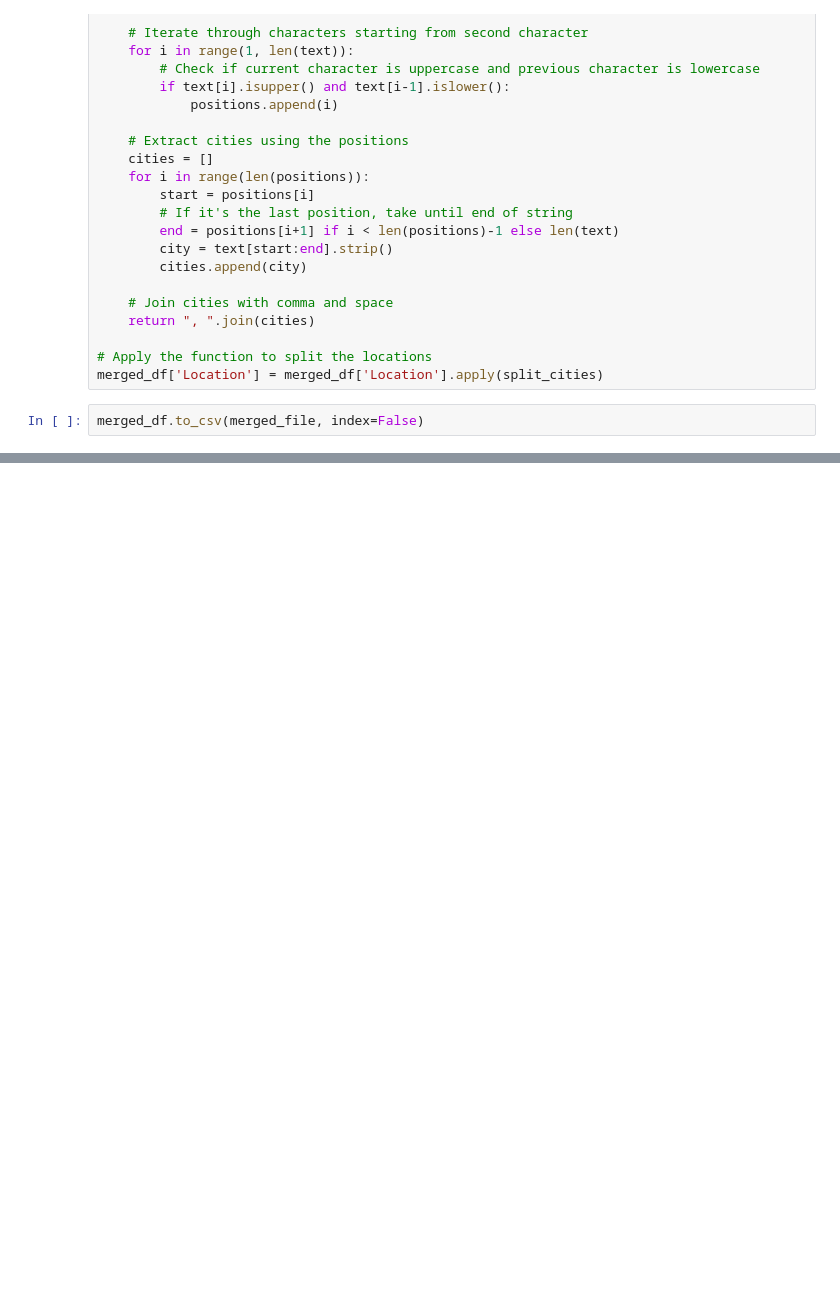
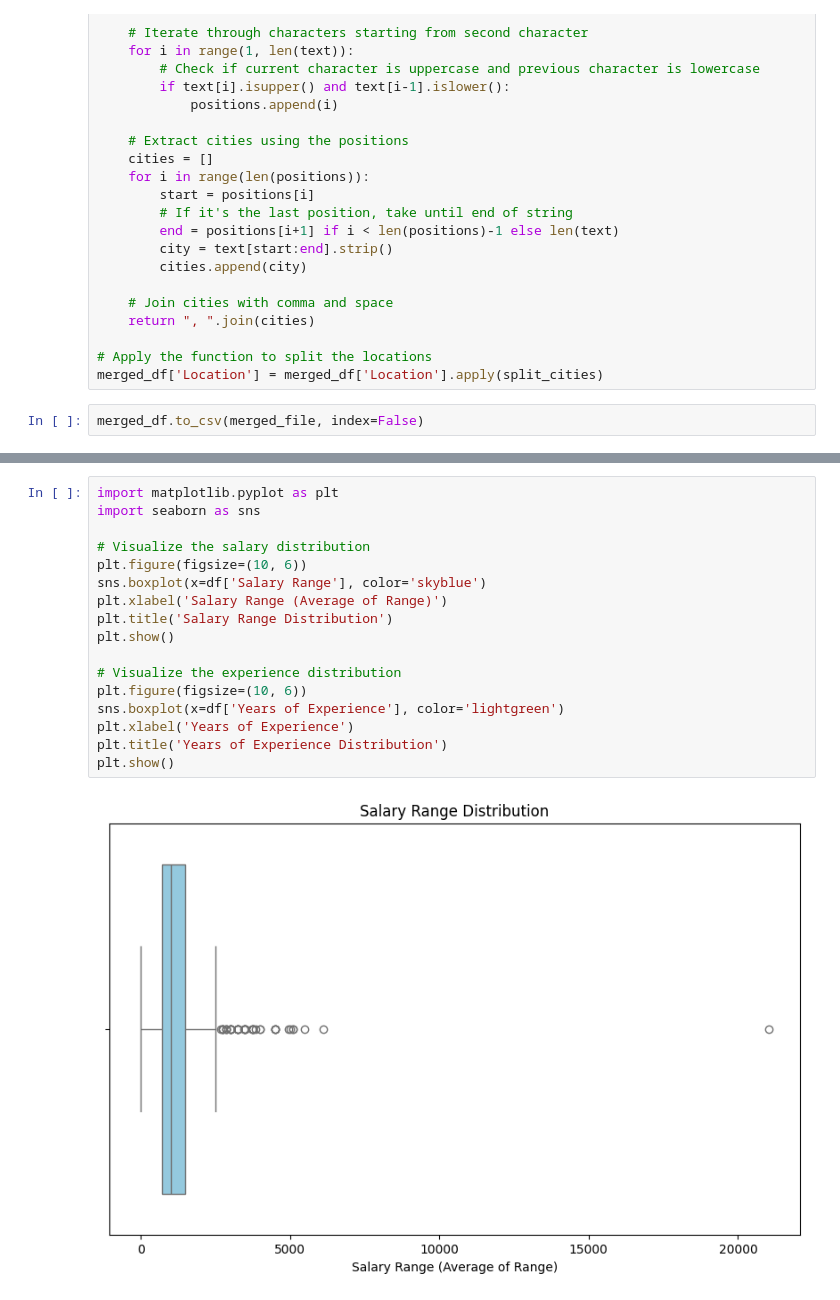
Before and after one commit to nmthong226/Intro2DS-ITJobTrendAnalysis, a Jupyter notebook: src/data_preprocessing/preprocess_data.ipynb, the cells around one changed output, grey strips where cells are left out. Drawn from its saved outputs; the diff is of its cells as text; blank space fills up the shorter version.

```diff
--- a/src/data_preprocessing/preprocess_data.ipynb
+++ b/src/data_preprocessing/preprocess_data.ipynb
@@ -1272,0 +1426,19 @@ Percentage of rows with 'Salary Range' as 'Thương Lượng': 64.94%
+# %%
+import matplotlib.pyplot as plt
+import seaborn as sns
+
+# Visualize the salary distribution
+plt.figure(figsize=(10, 6))
+sns.boxplot(x=df['Salary Range'], color='skyblue')
+plt.xlabel('Salary Range (Average of Range)')
+plt.title('Salary Range Distribution')
+plt.show()
+
+# Visualize the experience distribution
+plt.figure(figsize=(10, 6))
+sns.boxplot(x=df['Years of Experience'], color='lightgreen')
+plt.xlabel('Years of Experience')
+plt.title('Years of Experience Distribution')
+plt.show()
+# %% [output]
+[figure, added]
```
Also changed, not shown: parts of 24 cells of this notebook, 13 other files.
